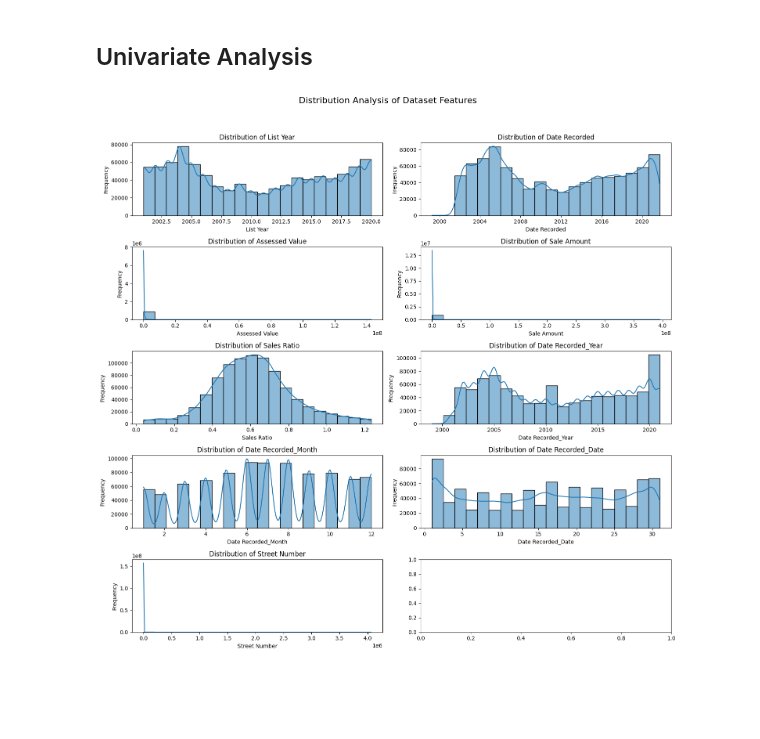
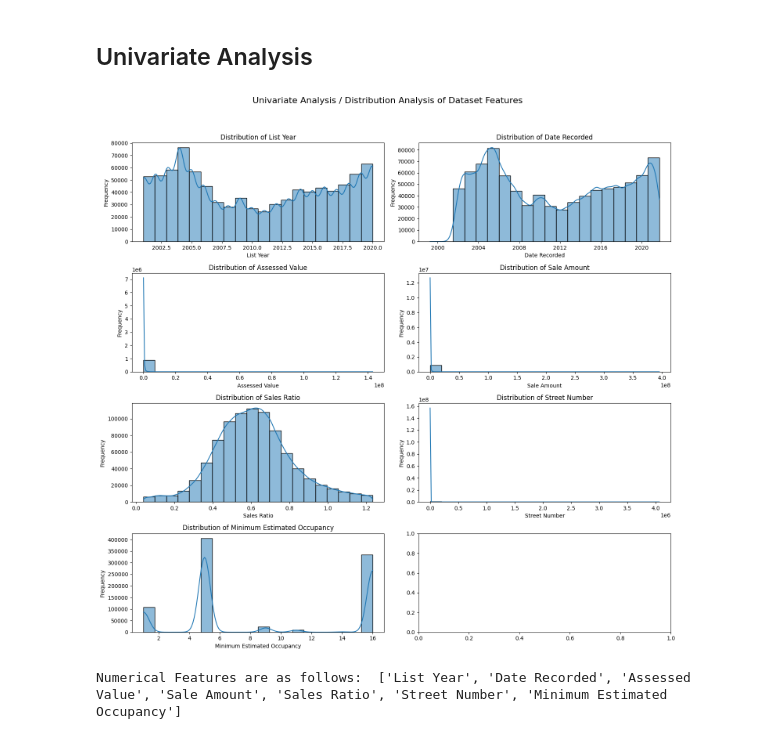
Before and after one commit to vinaykumargummadi/CTREA-Dynamics, a Jupyter notebook: notebooks/EDA.ipynb, the cells around one changed output. Drawn from its saved outputs; the diff is of its cells as text; code cells hidden in the pictures; blank space fills up the shorter version.

```diff
--- a/notebooks/EDA.ipynb
+++ b/notebooks/EDA.ipynb
@@ -59,32 +57,53 @@ numeric_columns
 # %%
 #Univariate Analysis
 # Define the number of rows and columns for subplots
-nrows = 5  # Number of rows of subplots
+nrows = 4  # Number of rows of subplots
 ncols = 2  # Number of columns of subplots
 fig, axes = plt.subplots(nrows=nrows, ncols=ncols, figsize=(15,15))
 
 #Title for univariate using histplot
-fig.suptitle('Distribution Analysis of Dataset Features', fontsize=16)
+fig.suptitle('Univariate Analysis / Distribution Analysis of Dataset Features', fontsize=16)
 
 # Flatten the axes array for easy iteration
 axes = axes.flatten()
 
 # List of the 11 feature names you want to plot
-features_to_plot = [
- 'List Year', 'Date Recorded', 'Assessed Value', 'Sale Amount', 'Sales Ratio',
- 'Date Recorded_Year', 'Date Recorded_Month', 'Date Recorded_Date', 'Street Number'
-]
+features_to_plot = numeric_columns
 
 # Loop through the features and create subplots
 for i, feature in enumerate(features_to_plot):
     ax = axes[i]
     sns.histplot(data[feature], ax=ax, kde=True, bins=20)  # Adjust parameters as needed
     ax.set_title(f'Distribution of {feature}')
     ax.set_xlabel(feature)
     ax.set_ylabel('Frequency')
 
 # Adjust layout
 plt.tight_layout(rect=[0, 0.03, 1, 0.95])  # Adjust the position of the suptitle
 plt.show()
 # %% [output]
-[figure, old version]
+[figure, new version]
+# %%
+# Extract numerical columns for analysis
+numeric_columns = list(data.select_dtypes(exclude='object'))
+print('Numerical Features are as follows: ',numeric_columns)
+
+# Create an empty DataFrame to store results
+results_df = pd.DataFrame(columns=['Column', 'Skewness', 'Kurtosis', 'Skewness Remarks', 'Kurtosis Remarks'])
+
+# Calculate skewness and kurtosis for each numerical column
+for column in numeric_columns:
+    if pd.api.types.is_numeric_dtype(data[column]):
+        skewness = skew(data[column])
+        kurt = kurtosis(data[column])
+
+        # Append results to the new DataFrame
+        results_df = pd.concat([results_df, pd.DataFrame({
+            'Column': [column],
+            'Skewness': [round(skewness,2)],
+            'Kurtosis': [round(kurt,2)],
+            'Skewness Remarks': ['Left-skewed' if skewness < -0.5 else 'Right-skewed' if skewness > 0.5 else 'Approximately symmetric'],
+            'Kurtosis Remarks': ['Leptokurtic' if kurt > 0 else 'Platykurtic' if kurt < 0 else 'Mesokurtic']
+        })], ignore_index=True)
+# %% [output]
+Numerical Features are as follows:  ['List Year', 'Date Recorded', 'Assessed Value', 'Sale Amount', 'Sales Ratio', 'Street Number', 'Minimum Estimated Occupancy']
```
Also changed, not shown: parts of 18 cells of this notebook, 2 other files.
